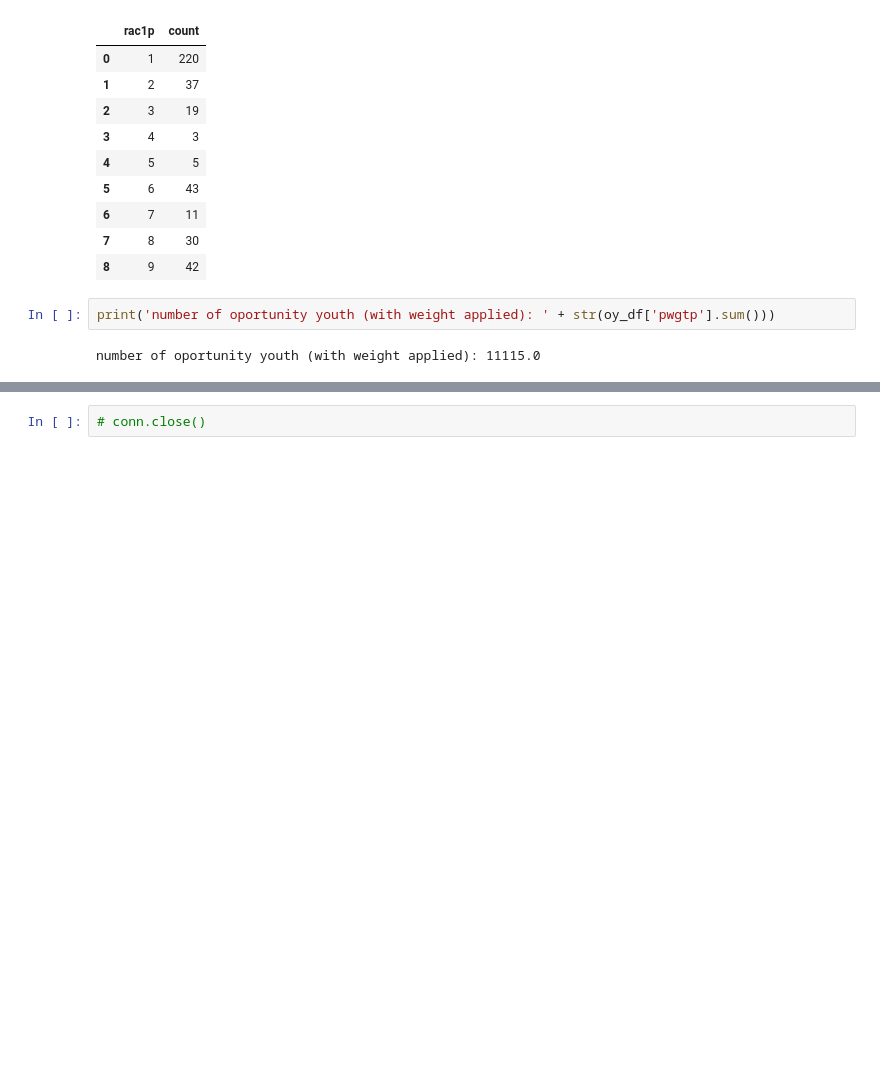
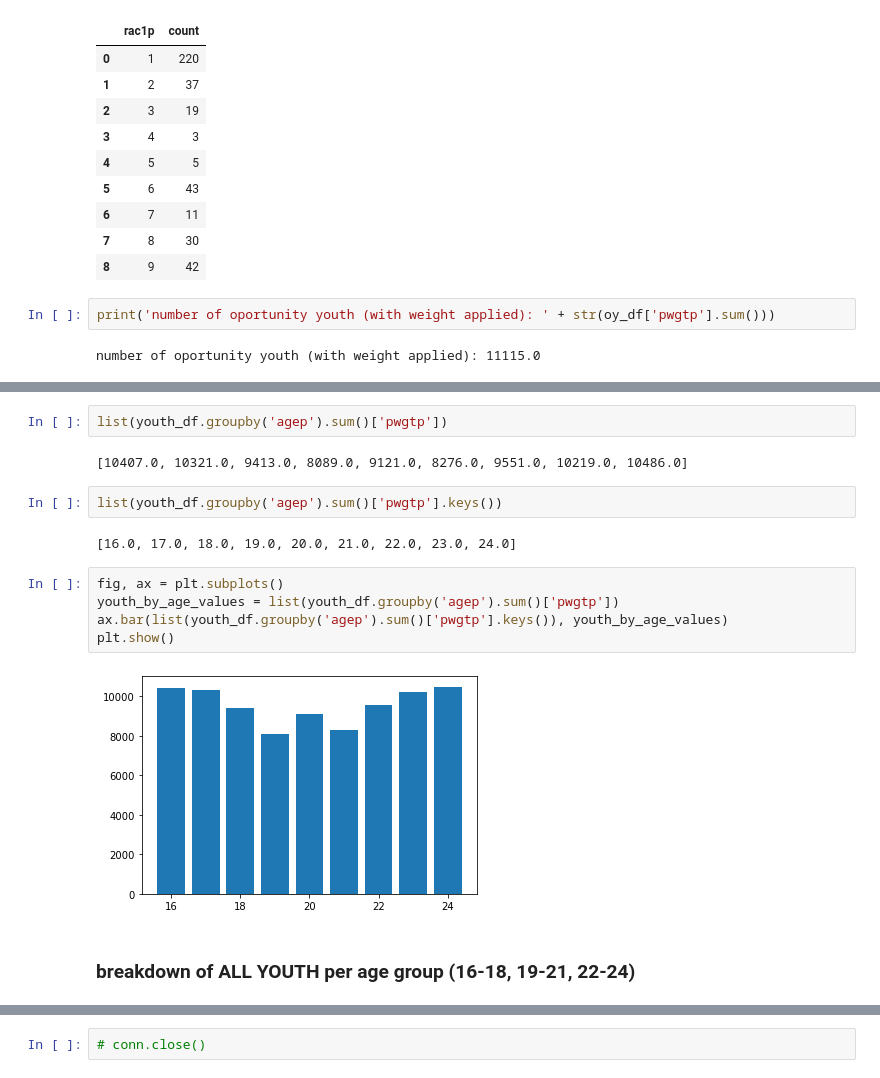
Before and after one commit to sam-thurman/dsc-mod-1-project-seattle-ds, a Jupyter notebook: notebooks/exploratory/02_samt_exploratory.ipynb, the cells around one changed output, grey strips where cells are left out. Drawn from its saved outputs; the diff is of its cells as text; blank space fills up the shorter version.

```diff
--- a/notebooks/exploratory/02_samt_exploratory.ipynb
+++ b/notebooks/exploratory/02_samt_exploratory.ipynb
@@ -195,0 +253,17 @@ number of oportunity youth (with weight applied): 11115.0
+# %%
+list(youth_df.groupby('agep').sum()['pwgtp'])
+# %% [output]
+[10407.0, 10321.0, 9413.0, 8089.0, 9121.0, 8276.0, 9551.0, 10219.0, 10486.0]
+# %%
+list(youth_df.groupby('agep').sum()['pwgtp'].keys())
+# %% [output]
+[16.0, 17.0, 18.0, 19.0, 20.0, 21.0, 22.0, 23.0, 24.0]
+# %%
+fig, ax = plt.subplots()
+youth_by_age_values = list(youth_df.groupby('agep').sum()['pwgtp'])
+ax.bar(list(youth_df.groupby('agep').sum()['pwgtp'].keys()), youth_by_age_values)
+plt.show()
+# %% [output]
+[figure, added]
+# %% [markdown]
+### breakdown of ALL YOUTH per age group (16-18, 19-21, 22-24)
```
Also changed, not shown: parts of 12 cells of this notebook, 1 other file.
